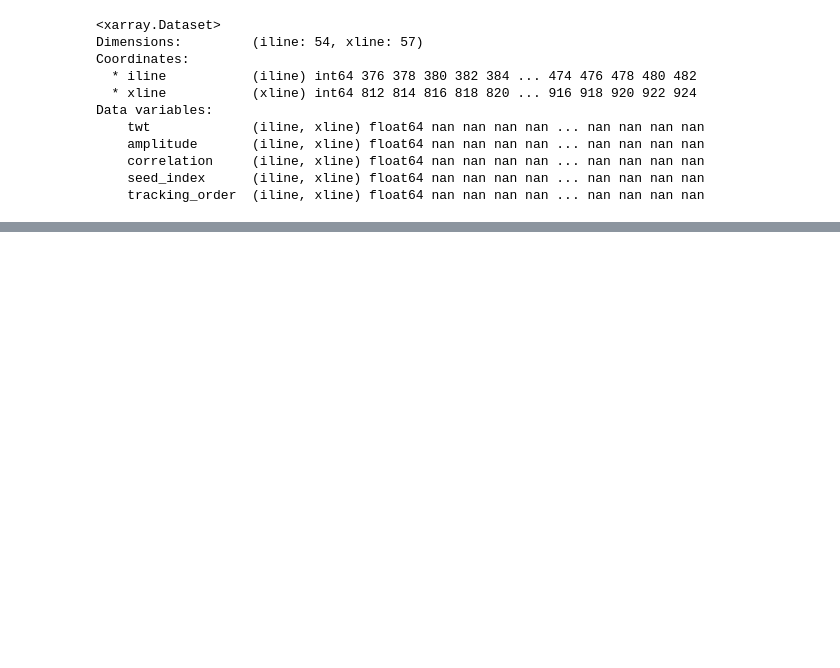
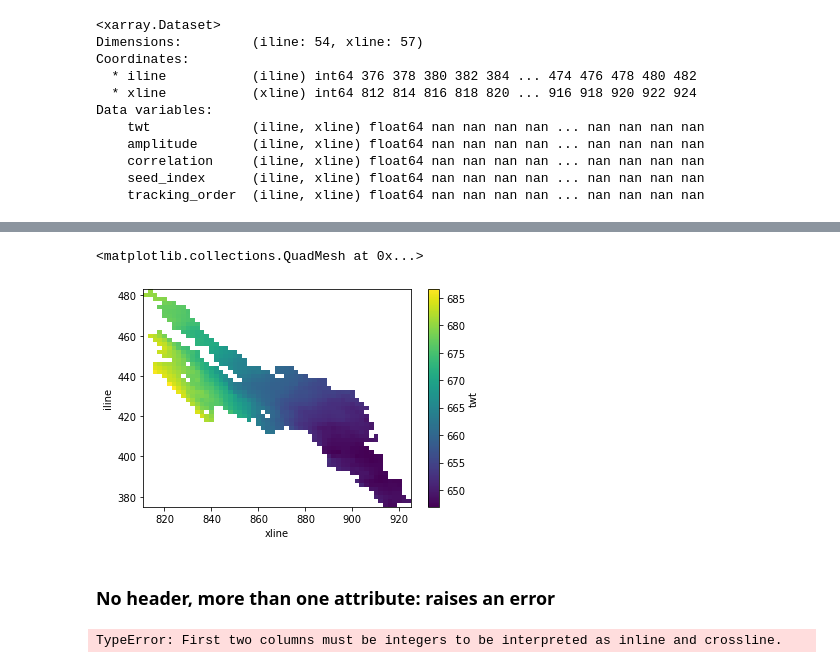
Before and after one commit to softwareunderground/gio, a Jupyter notebook: notebooks/Read_OpendTect_horizon.ipynb, the cells around one changed output, grey strips where cells are left out. Drawn from its saved outputs; the diff is of its cells as text; code cells hidden in the pictures; blank space fills up the shorter version.

```diff
--- a/notebooks/Read_OpendTect_horizon.ipynb
+++ b/notebooks/Read_OpendTect_horizon.ipynb
@@ -19,0 +98,5 @@ Data variables:
+# %%
+fname = '../data/OdT/3d_horizon/Segment_XY_Single-line-header.dat'
+
+ds = gio.read_odt(fname, origin=(376, 812), step=(2, 2))
+ds
@@ -19,0 +117,16 @@ Data variables:
+# %%
+ds['twt'].plot()
+# %% [output]
+<matplotlib.collections.QuadMesh at 0x...>
+[figure, added]
+# %% [markdown]
+### No header, more than one attribute: raises an error
+# %%
+fname = '../data/OdT/3d_horizon/Segment_XY_No-header.dat'
+
+ds = gio.read_odt(fname)
+ds
+
+# Raises an error:
+# %% [output]
+TypeError: First two columns must be integers to be interpreted as inline and crossline.
```
Also changed, not shown: parts of 16 cells of this notebook, 6 other files.
